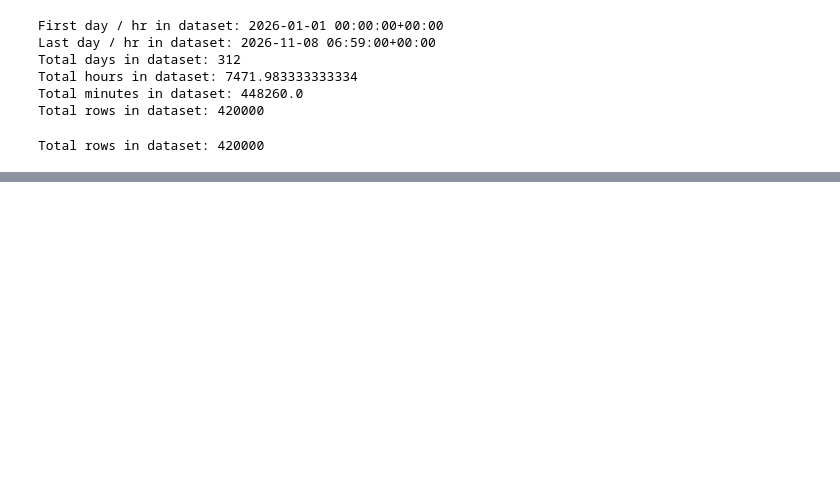
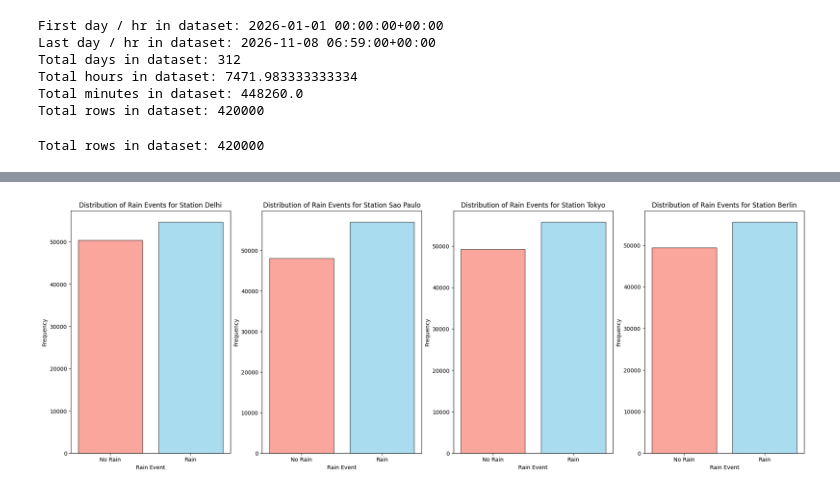
Before and after one commit to jhatch3/claude, a Jupyter notebook: main.ipynb, the cells around one changed output, grey strips where cells are left out. Cells and saved outputs as stored; diff of their text form; code cells hidden in the pictures; blank space fills up the shorter version.

```diff
--- a/main.ipynb
+++ b/main.ipynb
@@ -91,3 +91,8 @@ rows = df.shape[0]
 print(f"Total rows in dataset: {rows}")
 # %% [output]
 Total rows in dataset: 420000
+# %%
+stations = df['station'].nunique()
+unique_stations = df['station'].unique()
+print(f"Total unique stations in dataset: {stations}")
+print(f"Unique stations: {unique_stations}")
@@ -93,0 +102,6 @@ Total rows in dataset: 420000
+# %%
+for s in unique_stations:
+    station_df = df[df['station'] == s]
+    first_day = station_df['timestamp'].min()
+    last_day = station_df['timestamp'].max()
+    print(f"Station {s}: First day / hr: {first_day}, Last day / hr: {last_day}, Total rows: {station_df.shape[0]}")
@@ -93,0 +113,13 @@ Total rows in dataset: 420000
+# %%
+fig, axs = plt.subplots(1, len(unique_stations), figsize=(6 * len(unique_stations), 8))
+
+for i, s in enumerate(unique_stations):
+    station_df = df[df['station'] == s]
+    axs[i].bar(station_df['rain_event'].value_counts().index, station_df['rain_event'].value_counts().values, edgecolor='black', alpha=0.7, color=['skyblue', 'salmon'])
+    axs[i].set_xlabel('Rain Event')
+    axs[i].set_ylabel('Frequency')
+    axs[i].set_title(f'Distribution of Rain Events for Station {s}')
+    axs[i].set_xticks([0, 1])
+    axs[i].set_xticklabels(['No Rain', 'Rain'])
+# %% [output]
+[figure, added]
```
Also changed, not shown: parts of 7 cells of this notebook, 1 other file.
